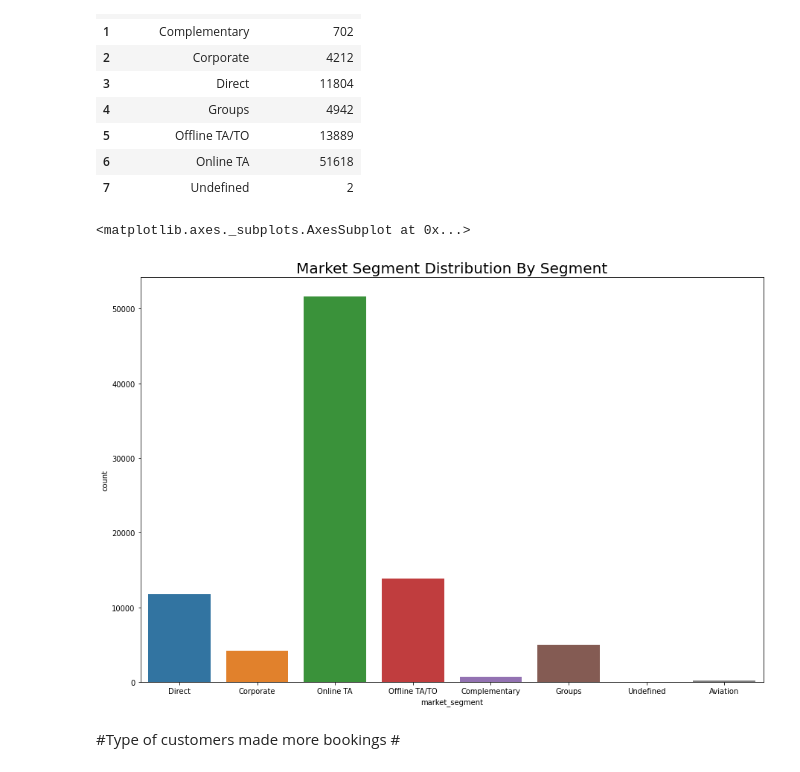
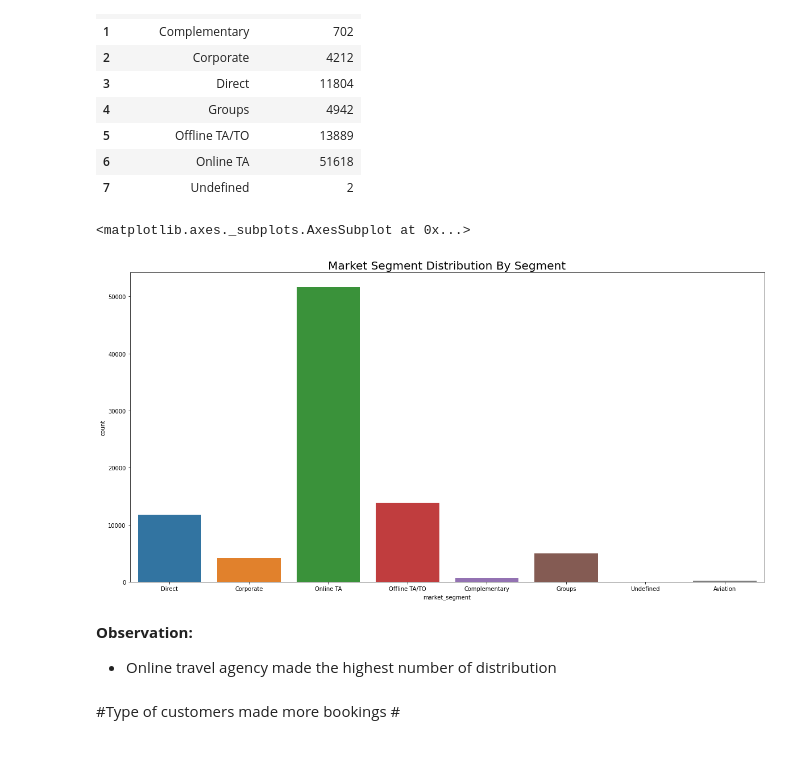
Before and after one commit to SabirAjmal10/Hotel-Booking-Analysis-EDA-Capstone-Project, a Jupyter notebook: Hotel_Booking_Analysis_Capstone_Project.ipynb, the cells around one changed output. Drawn from its saved outputs; the diff is of its cells as text; code cells hidden in the pictures.

```diff
--- a/Hotel_Booking_Analysis_Capstone_Project.ipynb
+++ b/Hotel_Booking_Analysis_Capstone_Project.ipynb
@@ -425,12 +425,16 @@ df_market_segment
 | 7 | Undefined | 2 |
 # %%
 #Graphical representation of distribution by market segment
-plt.figure(figsize=(15,10))
+plt.figure(figsize=(20,10))
 plt.title("Market Segment Distribution By Segment",fontsize=20)
 sns.countplot(x = 'market_segment', data = df)
 # %% [output]
 <matplotlib.axes._subplots.AxesSubplot at 0x...>
-[figure, old version]
+[figure, new version]
+# %% [markdown]
+**Observation:**
+
+- Online travel agency made the highest number of distribution
 # %% [markdown]
 #Type of customers made more bookings #
 # %%
```
Also changed, not shown: parts of 4 cells of this notebook.
